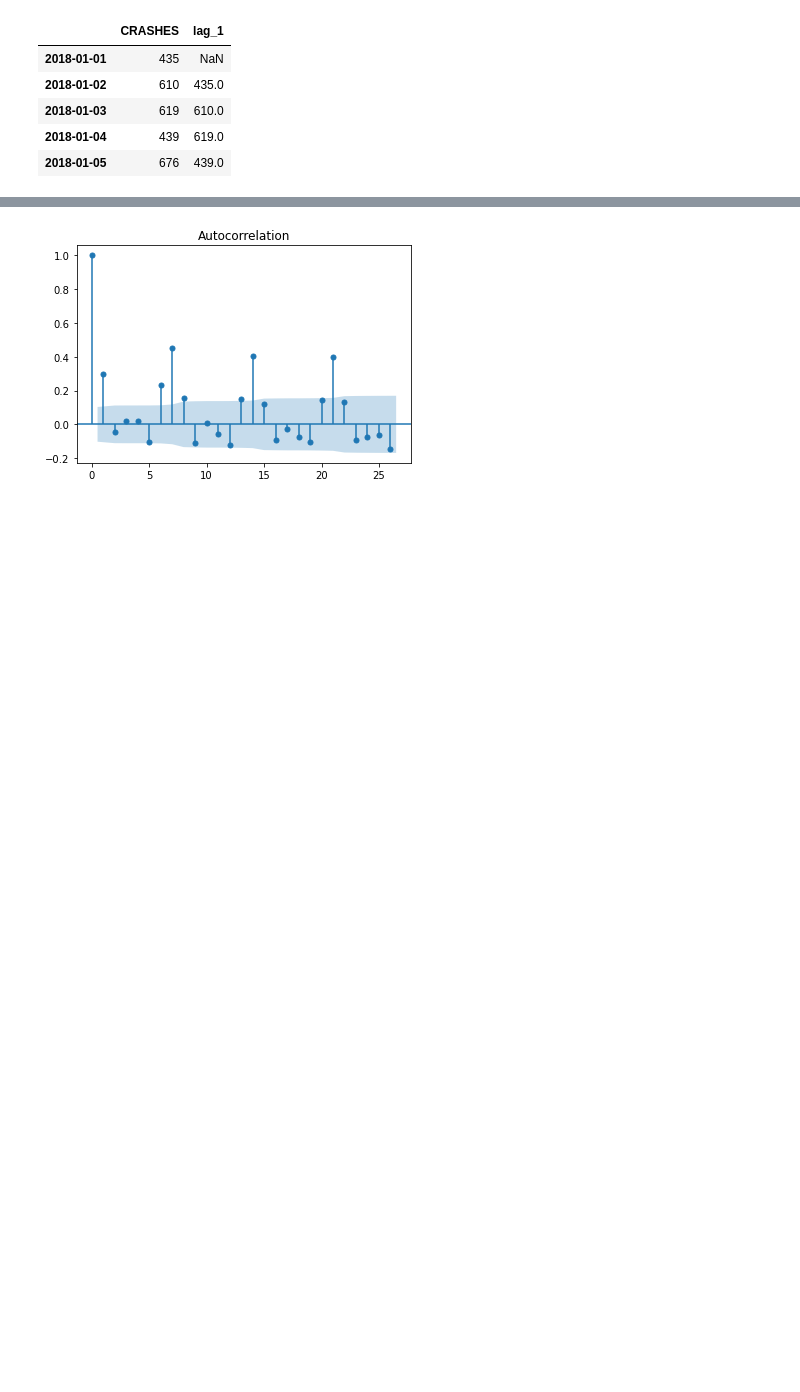
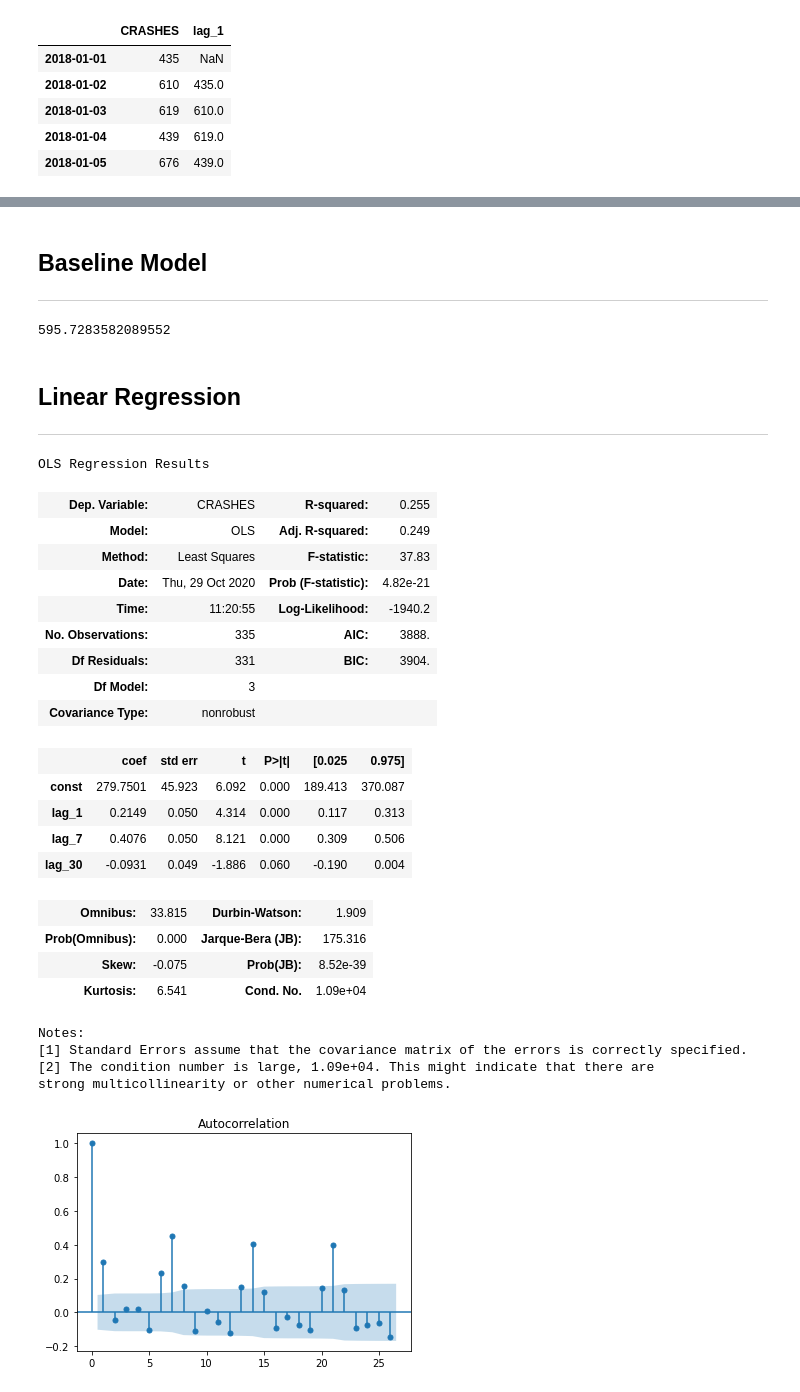
Before and after one commit to rdepiero218/crash_dummies, a Jupyter notebook: rd_time-series.ipynb, the cells around one changed output, grey strips where cells are left out. Cells and saved outputs as stored; diff of their text form; code cells hidden in the pictures; blank space fills up the shorter version.

```diff
--- a/rd_time-series.ipynb
+++ b/rd_time-series.ipynb
@@ -95,9 +128,52 @@ df19.dropna(inplace=True)
+# %% [markdown]
+## Baseline Model <a class="anchor" id="topic-2"></a>
+<hr/>
+# %%
+df18['CRASHES'].mean()
+# %% [output]
+595.7283582089552
+# %% [markdown]
+## Linear Regression <a class="anchor" id="topic-2"></a>
+<hr/>
 # %%
 ### Set up test and train data
-X_train = df18.drop(columns=['lag_1'])
-y_train = df18['lag_1']
-X_test = df19.drop(columns=['lag_1'])
-y_test = df19['lag_1']
+# X_train = df18.drop(columns=['lag_1'])
+# y_train = df18['lag_1']
+# X_test = df19.drop(columns=['lag_1'])
+# y_test = df19['lag_1']
+
+X = df18.drop(columns=['CRASHES'])
+y = df18['CRASHES']
+# %%
+### using statsmodels like in time series lesson part 4
+X = sm.add_constant(X)
+lm = sm.OLS(y, X).fit()
+
+lm.summary()
+# %% [output]
+OLS Regression Results
+| Dep. Variable: | CRASHES | R-squared: | 0.255 |
+| Model: | OLS | Adj. R-squared: | 0.249 |
+| Method: | Least Squares | F-statistic: | 37.83 |
+| Date: | Thu, 29 Oct 2020 | Prob (F-statistic): | 4.82e-21 |
+| Time: | 11:20:55 | Log-Likelihood: | -1940.2 |
+| No. Observations: | 335 | AIC: | 3888. |
+| Df Residuals: | 331 | BIC: | 3904. |
+| Df Model: | 3 |  |  |
+| Covariance Type: | nonrobust |  |  |
+|  | coef | std err | t | P>|t| | [0.025 | 0.975] |
+| const | 279.7501 | 45.923 | 6.092 | 0.000 | 189.413 | 370.087 |
+| lag_1 | 0.2149 | 0.050 | 4.314 | 0.000 | 0.117 | 0.313 |
+| lag_7 | 0.4076 | 0.050 | 8.121 | 0.000 | 0.309 | 0.506 |
+| lag_30 | -0.0931 | 0.049 | -1.886 | 0.060 | -0.190 | 0.004 |
+| Omnibus: | 33.815 | Durbin-Watson: | 1.909 |
+| Prob(Omnibus): | 0.000 | Jarque-Bera (JB): | 175.316 |
+| Skew: | -0.075 | Prob(JB): | 8.52e-39 |
+| Kurtosis: | 6.541 | Cond. No. | 1.09e+04 |
+Notes:
+[1] Standard Errors assume that the covariance matrix of the errors is correctly specified.
+[2] The condition number is large, 1.09e+04. This might indicate that there are
+strong multicollinearity or other numerical problems.
 # %%
 plot_acf(df18['CRASHES'])
 # %% [output]
```
Also changed, not shown: parts of 11 cells of this notebook, 6 other files.
